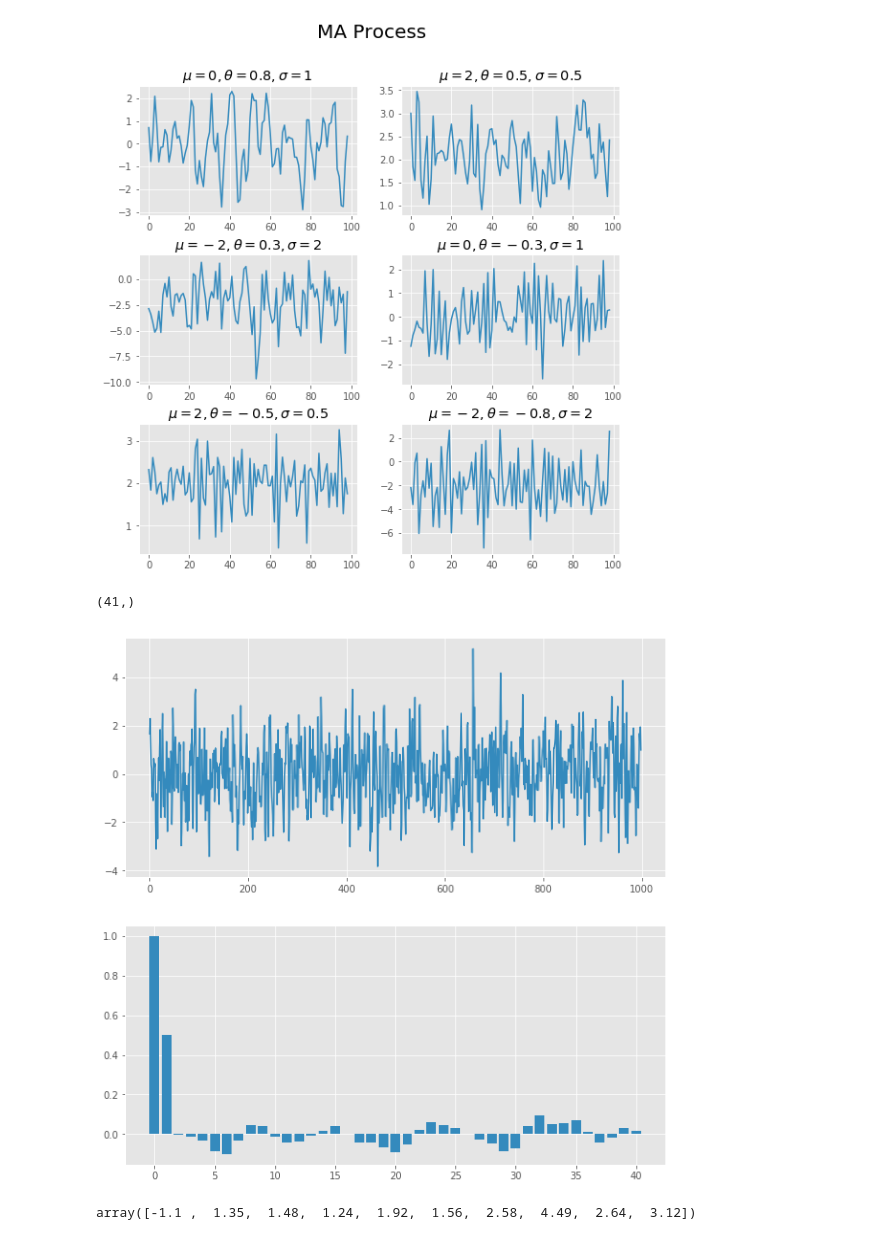
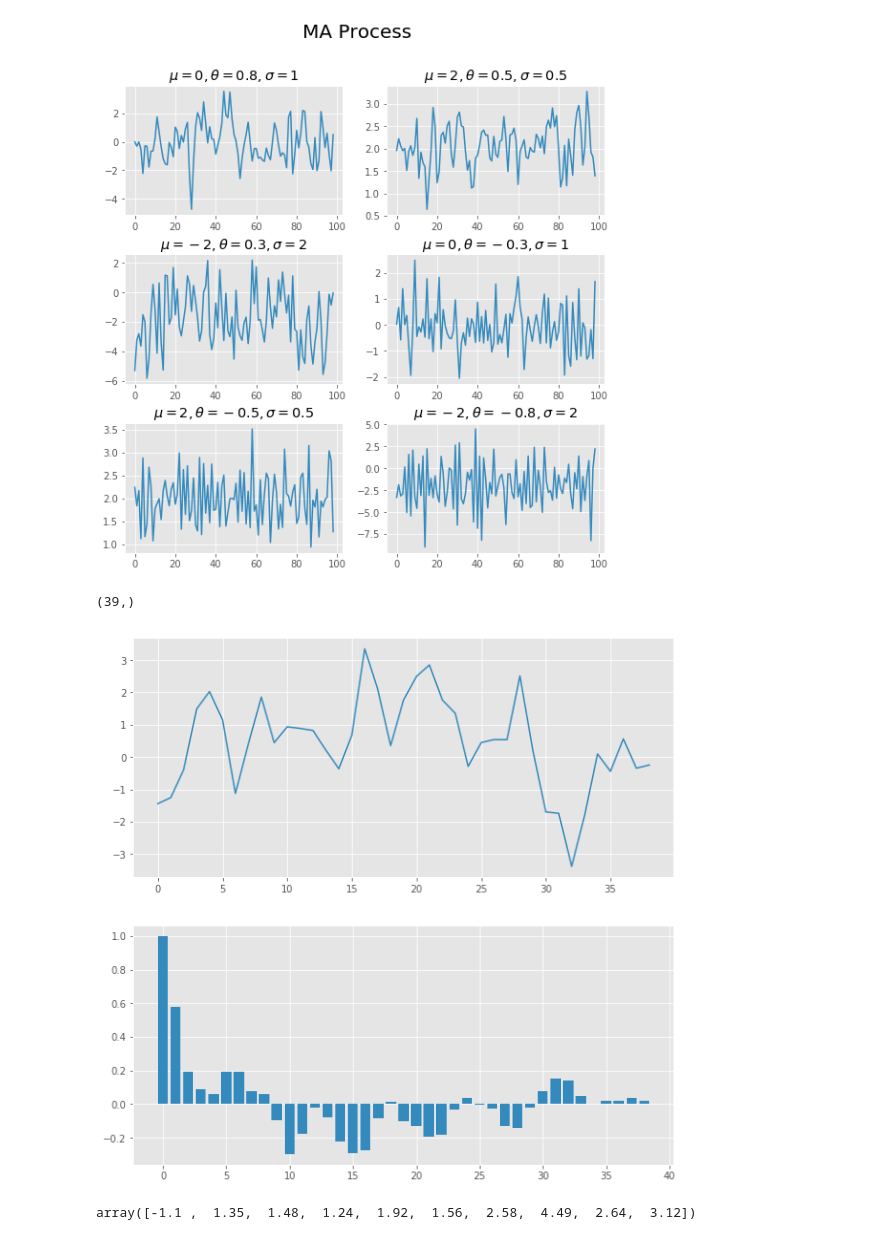
Before and after one commit to irration/selfstudy, a Jupyter notebook: TimeSeries/ts.ipynb, the cells around one changed output. Drawn from its saved outputs; the diff is of its cells as text; code cells hidden in the pictures.

```diff
--- a/TimeSeries/ts.ipynb
+++ b/TimeSeries/ts.ipynb
@@ -5,63 +5,64 @@ import matplotlib.pyplot as plt
 import matplotlib as mpl
 import seaborn as sns
 from statsmodels.tsa import stattools
-plt.style.use('me')
 
 %matplotlib inline
 # %%
-def y_t(noise, mean=1, theta=0.5):
-    result = _y_t(noise[::-1], mean, theta)
+noise = [0.5, -2.1, 0.9, -0.2, -0.5, 0.3, -0.4, 0.8, 2.2, -0.6, 0.8]
+
+def ma_y(noise, mean=1, theta=0.5):
+    result = _ma_y(noise[::-1], mean, theta)
     return np.around(result[::-1], 3)
 
-def _y_t(noise, mean, theta=0.5):
+def _ma_y(noise, mean, theta=0.5):
     if len(noise) == 2:
         return [mean + noise[0] + theta * noise[1]]
     else:
-        return [mean + noise[0] + theta * noise[1]] + _y_t(noise[1:], mean, theta)
+        return [mean + noise[0] + theta * noise[1]] + _ma_y(noise[1:], mean, theta)
 
 plt.subplots(figsize=(9,9))
 plt.subplot(321)
 plt.title("${\mu=0, \\theta=0.8, \sigma=1}$")
-plt.plot(y_t(np.random.normal(loc=0, scale=1.0, size=100), mean=0, theta=0.8))
+plt.plot(ma_y(np.random.normal(loc=0, scale=1.0, size=100), mean=0, theta=0.8))
 
 plt.subplot(322)
 plt.title("${\mu=2, \\theta=0.5, \sigma=0.5}$")
-plt.plot(y_t(np.random.normal(loc=0, scale=0.5, size=100), mean=2, theta=0.5))
+plt.plot(ma_y(np.random.normal(loc=0, scale=0.5, size=100), mean=2, theta=0.5))
 
 plt.subplot(323)
 plt.title("${\mu=-2, \\theta=0.3, \sigma=2}$")
-plt.plot(y_t(np.random.normal(loc=0, scale=2, size=100), mean=-2, theta=0.3))
+plt.plot(ma_y(np.random.normal(loc=0, scale=2, size=100), mean=-2, theta=0.3))
 
 plt.subplot(324)
 plt.title("${\mu=0, \\theta=-0.3, \sigma=1}$")
-plt.plot(y_t(np.random.normal(loc=0, scale=1, size=100), mean=0, theta=-0.3))
+plt.plot(ma_y(np.random.normal(loc=0, scale=1, size=100), mean=0, theta=-0.3))
 
 plt.subplot(325)
 plt.title("${\mu=2, \\theta=-0.5, \sigma=0.5}$")
-plt.plot(y_t(np.random.normal(loc=0, scale=0.5, size=100), mean=2, theta=-0.5))
+plt.plot(ma_y(np.random.normal(loc=0, scale=0.5, size=100), mean=2, theta=-0.5))
 
 plt.subplot(326)
 plt.title("${\mu=-2, \\theta=-0.8, \sigma=2}$")
-plt.plot(y_t(np.random.normal(loc=0, scale=2, size=100), mean=-2, theta=-0.8))
+plt.plot(ma_y(np.random.normal(loc=0, scale=2, size=100), mean=-2, theta=-0.8))
 
 plt.suptitle('MA Process', fontsize=20)
 plt.subplots_adjust(wspace=0.2, hspace=0.3)
 # %% [output]
-[figure, old version]
+[figure, new version]
 # %%
-hoge = y_t(np.random.normal(loc=0, scale=1, size=1000), mean=0, theta=0.8)
+hoge = ma_y(np.random.normal(loc=0, scale=1, size=40), mean=0, theta=0.8)
 acf = stattools.acf(hoge,nlags=40)
 
 plt.figure(figsize=(10,10))
 plt.subplot(211)
 plt.plot(range(len(hoge)), hoge)
 
 plt.subplot(212)
 plt.bar(range(len(acf)), acf)
 acf.shape
 # %% [output]
-(41,)
+(39,)
-[figure, old version]
+[figure, new version]
 # %%
 noise = [-2.1, 0.9, -0.2, -0.5, 0.3, -0.4, 0.8, 2.2, -0.6, 0.8]
 
```
Also changed, not shown: parts of 2 cells of this notebook.
